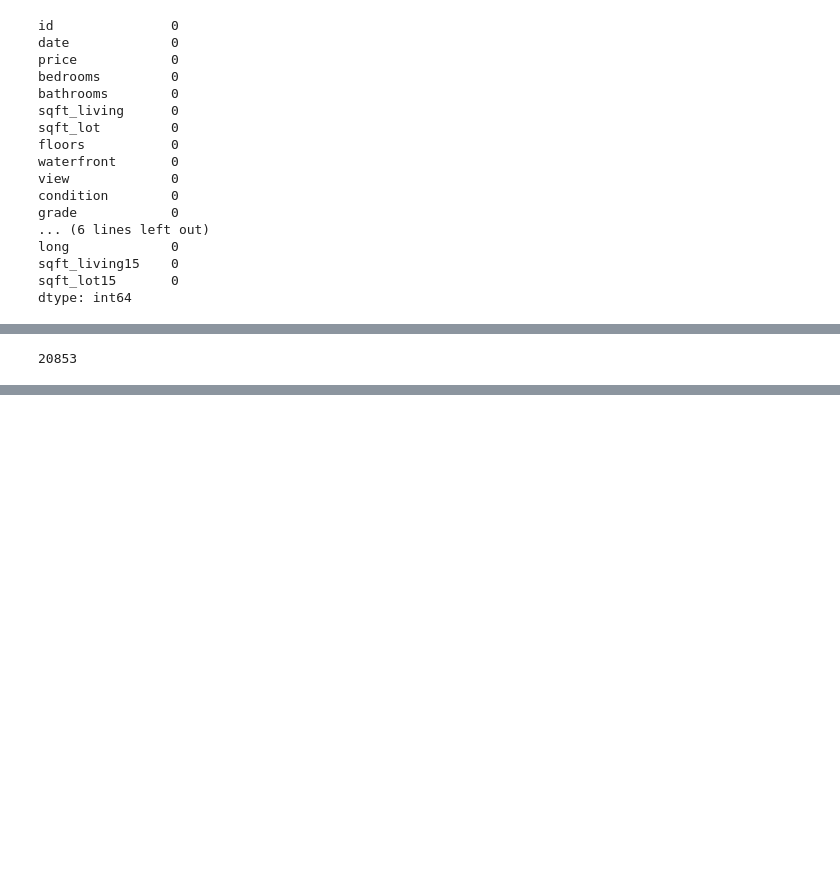
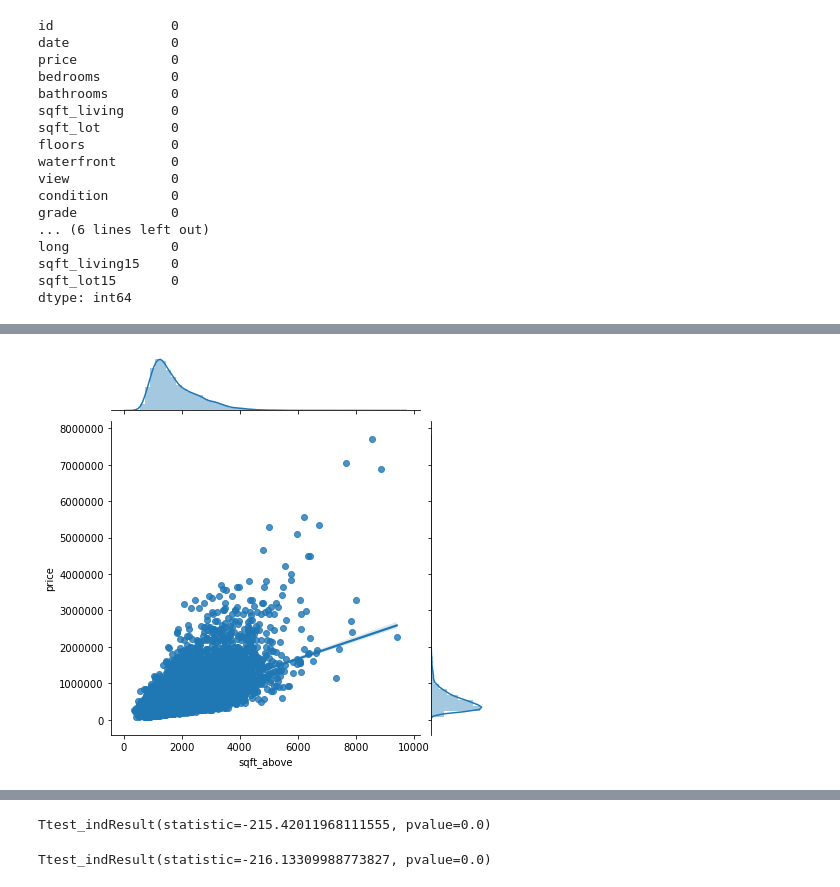
Before and after one commit to adinas94/King-Country-Regression, a Jupyter notebook: Adina Notebook WIP.ipynb, the cells around one changed output, grey strips where cells are left out. Saved outputs shown, nothing was run; the diff lists cells and outputs as text; code cells hidden in the pictures; blank space fills up the shorter version.

```diff
--- a/Adina Notebook WIP.ipynb
+++ b/Adina Notebook WIP.ipynb
@@ -119,7 +132,8 @@ fig.tight_layout()
-# %%
-(df['yr_renovated']==0).sum()
-# %% [output]
-20853
+# %%
+import seaborn as sns
+sns.jointplot('sqft_above','price', data=df, kind='reg');
+# %% [output]
+[figure, added]
 # %%
 df.corr()
 # %% [output]
@@ -155,0 +172,8 @@ df.corr()[abs(df.corr()['price']) > 0.3]
+# %%
+stats.ttest_ind(df['sqft_above'], df['price'])
+# %% [output]
+Ttest_indResult(statistic=-215.42011968111555, pvalue=0.0)
+# %%
+stats.ttest_ind(df['grade'], df['price'])
+# %% [output]
+Ttest_indResult(statistic=-216.13309988773827, pvalue=0.0)
```
Also changed, not shown: parts of 7 cells of this notebook.
